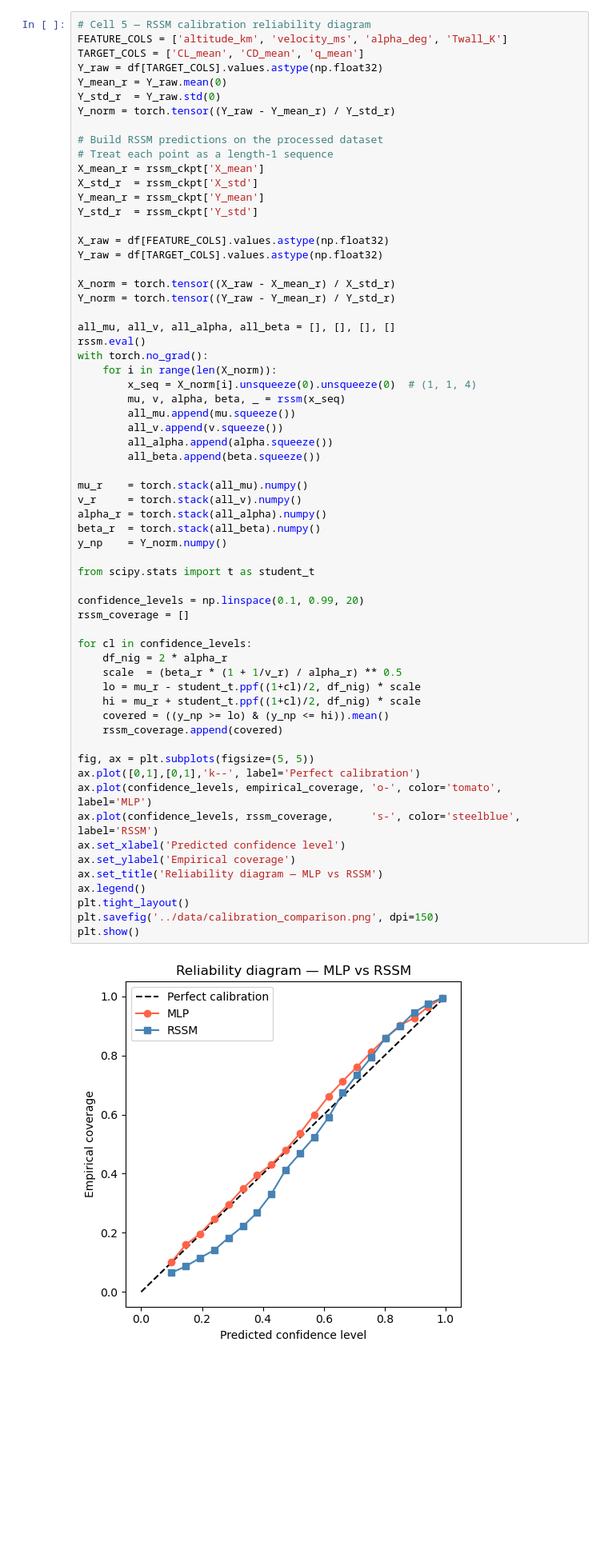
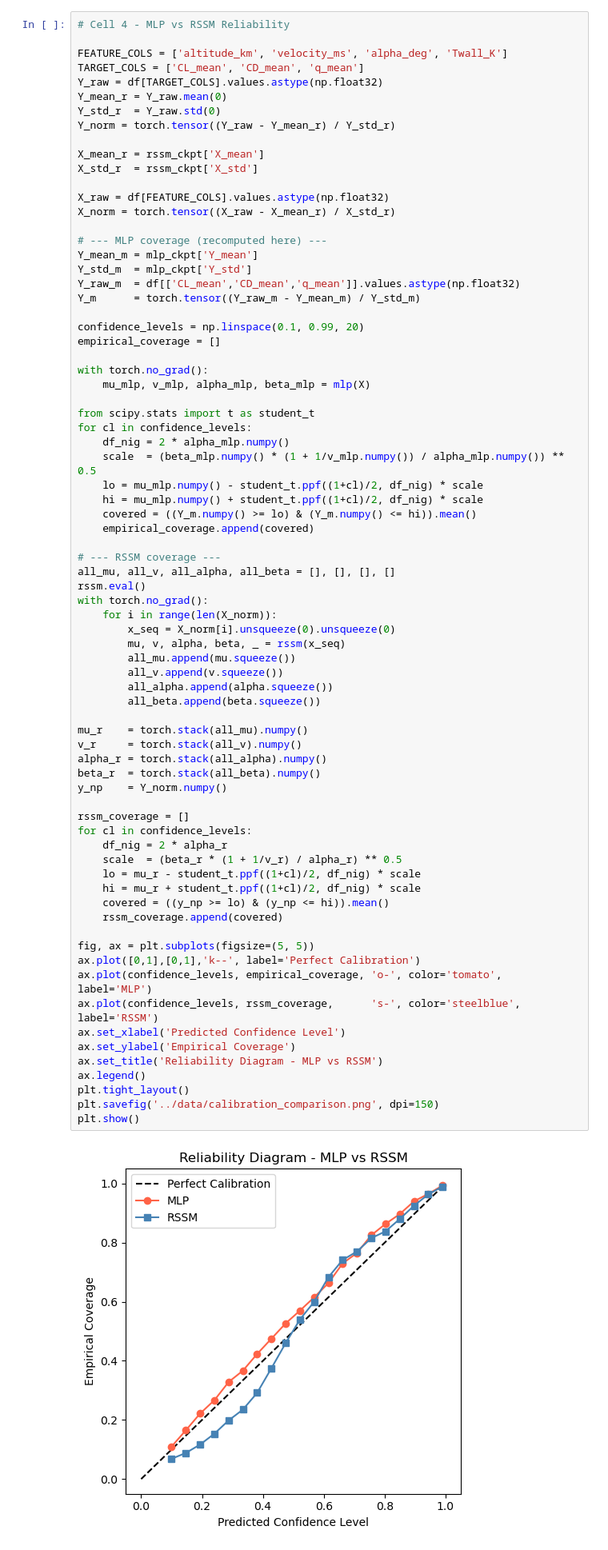
Before and after one commit to mper-era/aerothermodynamics-sim, a Jupyter notebook: notebooks/01_results.ipynb, the cells around one changed output. Shown at 80% size. Drawn from its saved outputs; the diff is of its cells as text; blank space fills up the shorter version.

```diff
--- a/notebooks/01_results.ipynb
+++ b/notebooks/01_results.ipynb
@@ -137,5 +196,6 @@ plt.show()
 # %%
-# Cell 5 — RSSM calibration reliability diagram
+# Cell 4 - MLP vs RSSM Reliability
+
 FEATURE_COLS = ['altitude_km', 'velocity_ms', 'alpha_deg', 'Twall_K']
 TARGET_COLS = ['CL_mean', 'CD_mean', 'q_mean']
 Y_raw = df[TARGET_COLS].values.astype(np.float32)
@@ -143,59 +203,70 @@ Y_mean_r = Y_raw.mean(0)
 Y_std_r  = Y_raw.std(0)
 Y_norm = torch.tensor((Y_raw - Y_mean_r) / Y_std_r)
 
-# Build RSSM predictions on the processed dataset
-# Treat each point as a length-1 sequence
 X_mean_r = rssm_ckpt['X_mean']
 X_std_r  = rssm_ckpt['X_std']
-Y_mean_r = rssm_ckpt['Y_mean']
-Y_std_r  = rssm_ckpt['Y_std']
 
 X_raw = df[FEATURE_COLS].values.astype(np.float32)
-Y_raw = df[TARGET_COLS].values.astype(np.float32)
+X_norm = torch.tensor((X_raw - X_mean_r) / X_std_r)
 
-X_norm = torch.tensor((X_raw - X_mean_r) / X_std_r)
-Y_norm = torch.tensor((Y_raw - Y_mean_r) / Y_std_r)
+# --- MLP coverage (recomputed here) ---
+Y_mean_m = mlp_ckpt['Y_mean']
+Y_std_m  = mlp_ckpt['Y_std']
+Y_raw_m  = df[['CL_mean','CD_mean','q_mean']].values.astype(np.float32)
+Y_m      = torch.tensor((Y_raw_m - Y_mean_m) / Y_std_m)
 
+confidence_levels = np.linspace(0.1, 0.99, 20)
+empirical_coverage = []
+
+with torch.no_grad():
+    mu_mlp, v_mlp, alpha_mlp, beta_mlp = mlp(X)
+
+from scipy.stats import t as student_t
+for cl in confidence_levels:
+    df_nig = 2 * alpha_mlp.numpy()
+    scale  = (beta_mlp.numpy() * (1 + 1/v_mlp.numpy()) / alpha_mlp.numpy()) ** 0.5
+    lo = mu_mlp.numpy() - student_t.ppf((1+cl)/2, df_nig) * scale
+    hi = mu_mlp.numpy() + student_t.ppf((1+cl)/2, df_nig) * scale
+    covered = ((Y_m.numpy() >= lo) & (Y_m.numpy() <= hi)).mean()
+    empirical_coverage.append(covered)
+
+# --- RSSM coverage ---
 all_mu, all_v, all_alpha, all_beta = [], [], [], []
 rssm.eval()
 with torch.no_grad():
     for i in range(len(X_norm)):
-        x_seq = X_norm[i].unsqueeze(0).unsqueeze(0)  # (1, 1, 4)
+        x_seq = X_norm[i].unsqueeze(0).unsqueeze(0)
         mu, v, alpha, beta, _ = rssm(x_seq)
         all_mu.append(mu.squeeze())
         all_v.append(v.squeeze())
         all_alpha.append(alpha.squeeze())
         all_beta.append(beta.squeeze())
 
 mu_r    = torch.stack(all_mu).numpy()
 v_r     = torch.stack(all_v).numpy()
 alpha_r = torch.stack(all_alpha).numpy()
 beta_r  = torch.stack(all_beta).numpy()
 y_np    = Y_norm.numpy()
 
-from scipy.stats import t as student_t
-
-confidence_levels = np.linspace(0.1, 0.99, 20)
 rssm_coverage = []
-
 for cl in confidence_levels:
     df_nig = 2 * alpha_r
     scale  = (beta_r * (1 + 1/v_r) / alpha_r) ** 0.5
     lo = mu_r - student_t.ppf((1+cl)/2, df_nig) * scale
     hi = mu_r + student_t.ppf((1+cl)/2, df_nig) * scale
     covered = ((y_np >= lo) & (y_np <= hi)).mean()
     rssm_coverage.append(covered)
 
 fig, ax = plt.subplots(figsize=(5, 5))
-ax.plot([0,1],[0,1],'k--', label='Perfect calibration')
+ax.plot([0,1],[0,1],'k--', label='Perfect Calibration')
 ax.plot(confidence_levels, empirical_coverage, 'o-', color='tomato',    label='MLP')
 ax.plot(confidence_levels, rssm_coverage,      's-', color='steelblue', label='RSSM')
-ax.set_xlabel('Predicted confidence level')
-ax.set_ylabel('Empirical coverage')
-ax.set_title('Reliability diagram — MLP vs RSSM')
+ax.set_xlabel('Predicted Confidence Level')
+ax.set_ylabel('Empirical Coverage')
+ax.set_title('Reliability Diagram - MLP vs RSSM')
 ax.legend()
 plt.tight_layout()
 plt.savefig('../data/calibration_comparison.png', dpi=150)
 plt.show()
 # %% [output]
-[figure, old version]
+[figure, new version]
```
Also changed, not shown: parts of 9 cells of this notebook, 5 other files.
